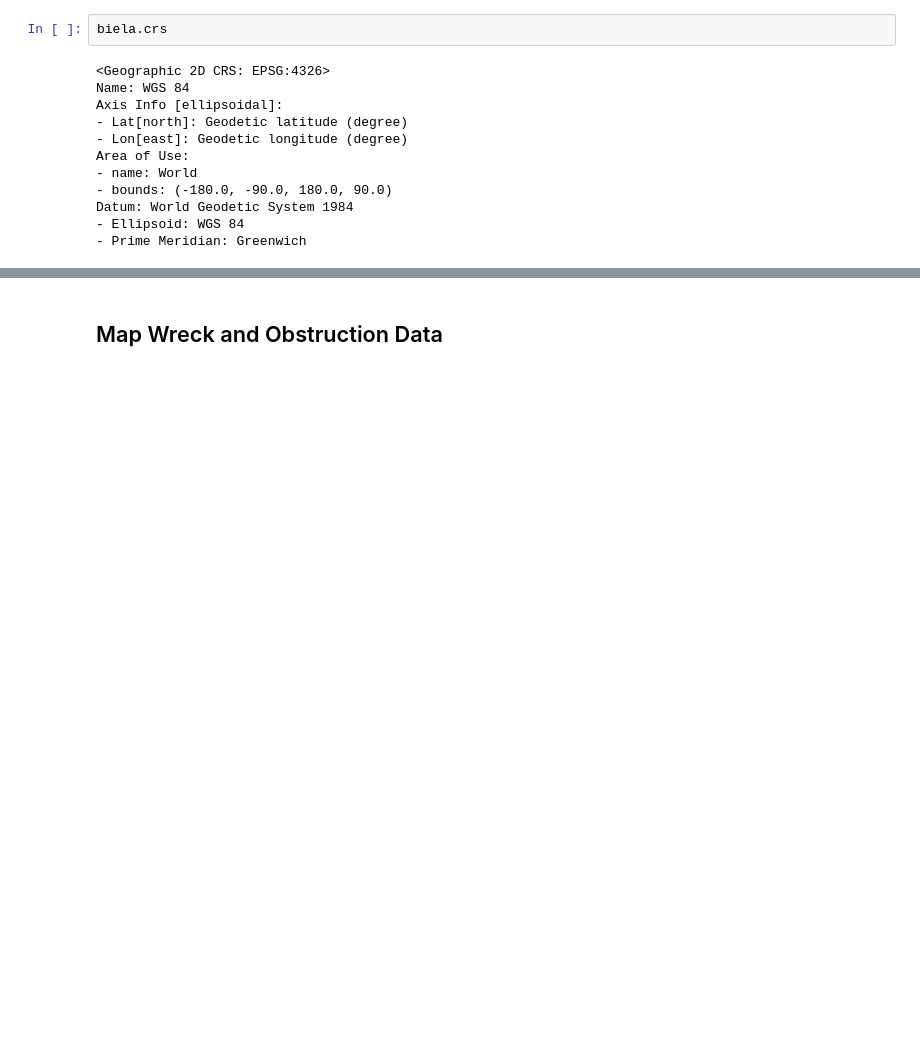
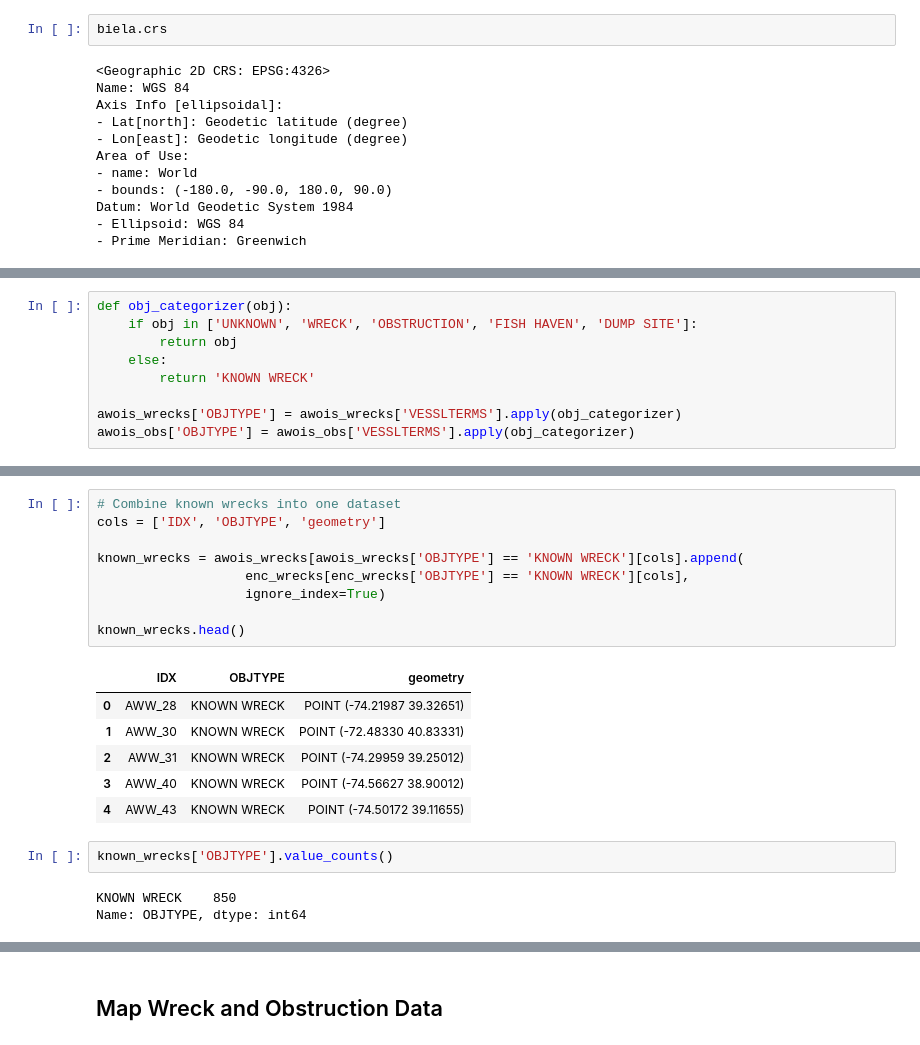
Before and after one commit to Data-Science-for-Conservation/Ocean_GIS_for_Python, a Jupyter notebook: GIS_Analysis.ipynb, the cells around one changed output, grey strips where cells are left out. Drawn from its saved outputs; the diff is of its cells as text; blank space fills up the shorter version.

```diff
--- a/GIS_Analysis.ipynb
+++ b/GIS_Analysis.ipynb
@@ -264,0 +296,9 @@ Biela Wreck CRS: epsg:4326
+# %%
+def obj_categorizer(obj):
+    if obj in ['UNKNOWN', 'WRECK', 'OBSTRUCTION', 'FISH HAVEN', 'DUMP SITE']:
+        return obj
+    else:
+        return 'KNOWN WRECK'
+
+awois_wrecks['OBJTYPE'] = awois_wrecks['VESSLTERMS'].apply(obj_categorizer)
+awois_obs['OBJTYPE'] = awois_obs['VESSLTERMS'].apply(obj_categorizer)
@@ -264,0 +382,21 @@ Biela Wreck CRS: epsg:4326
+# %%
+# Combine known wrecks into one dataset
+cols = ['IDX', 'OBJTYPE', 'geometry']
+
+known_wrecks = awois_wrecks[awois_wrecks['OBJTYPE'] == 'KNOWN WRECK'][cols].append(
+                   enc_wrecks[enc_wrecks['OBJTYPE'] == 'KNOWN WRECK'][cols],
+                   ignore_index=True)
+
+known_wrecks.head()
+# %% [output]
+|  | IDX | OBJTYPE | geometry |
+| 0 | AWW_28 | KNOWN WRECK | POINT (-74.21987 39.32651) |
+| 1 | AWW_30 | KNOWN WRECK | POINT (-72.48330 40.83331) |
+| 2 | AWW_31 | KNOWN WRECK | POINT (-74.29959 39.25012) |
+| 3 | AWW_40 | KNOWN WRECK | POINT (-74.56627 38.90012) |
+| 4 | AWW_43 | KNOWN WRECK | POINT (-74.50172 39.11655) |
+# %%
+known_wrecks['OBJTYPE'].value_counts()
+# %% [output]
+KNOWN WRECK    850
+Name: OBJTYPE, dtype: int64
```
Also changed, not shown: parts of 23 cells of this notebook, 7 other files.
